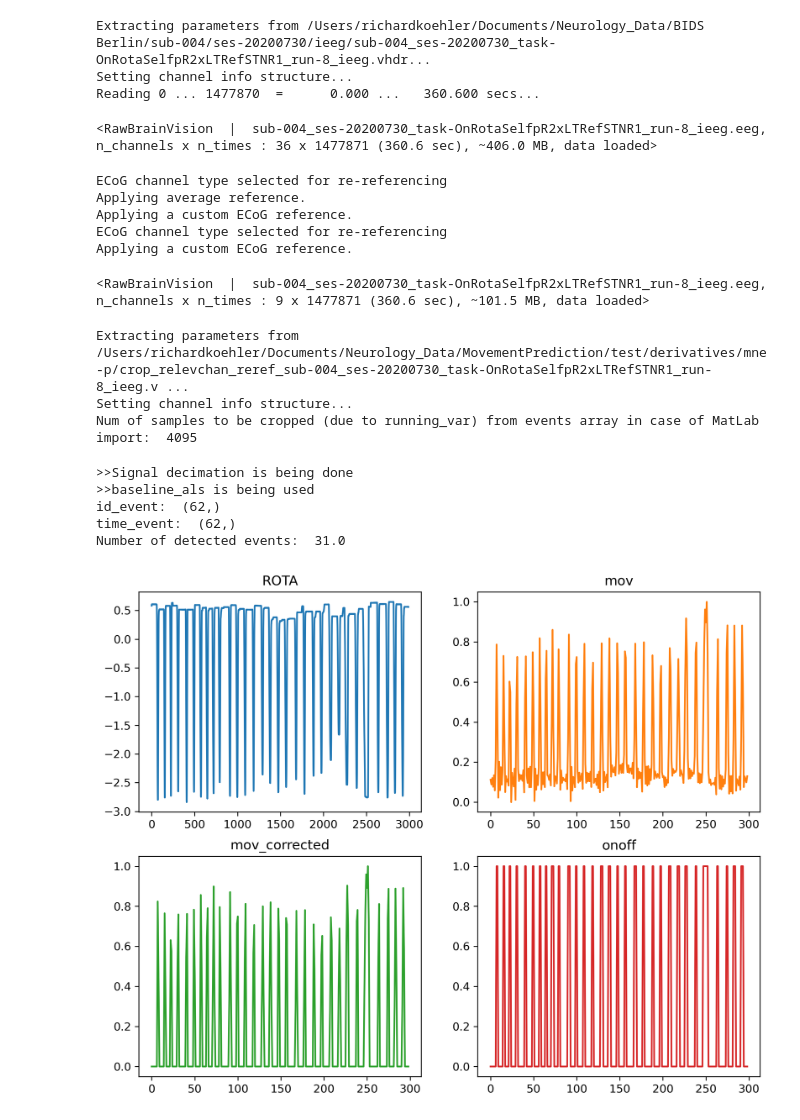
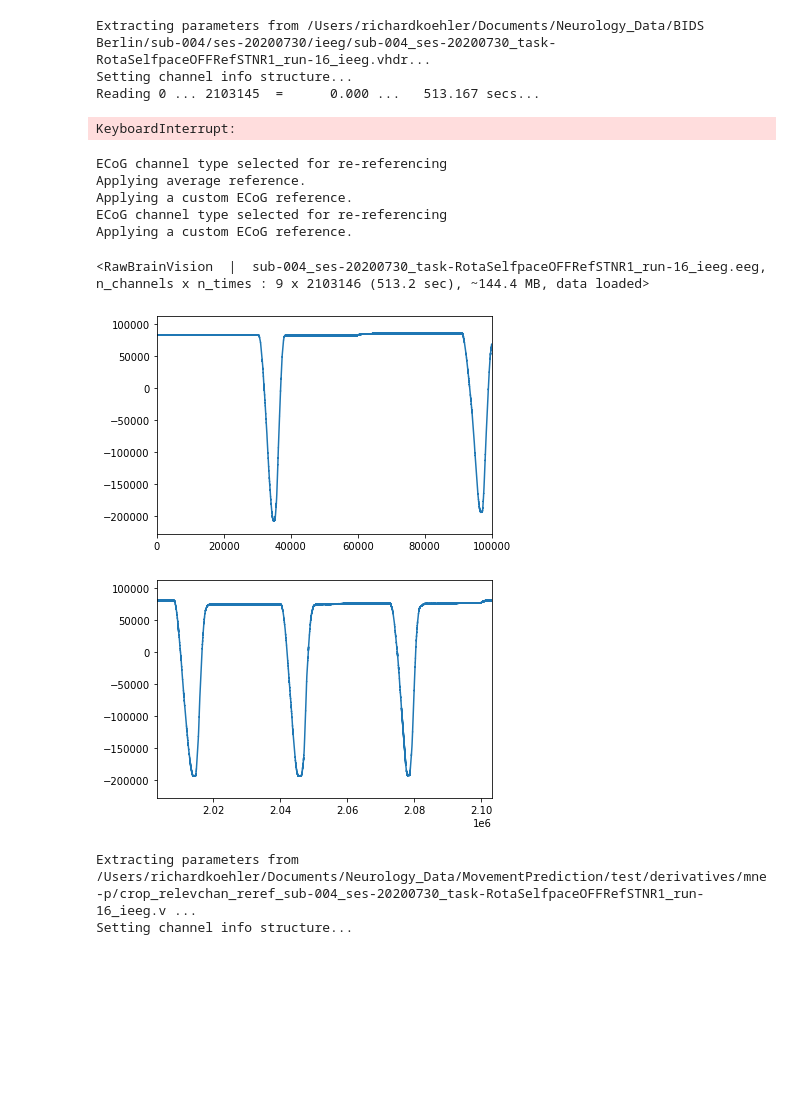
Before and after one commit to neuromodulation/icn, a Jupyter notebook: icn_onset/LDA_Template_BIDS_Berlin.ipynb, the cells around one changed output. Drawn from its saved outputs; the diff is of its cells as text; code cells hidden in the pictures; blank space fills up the shorter version.

```diff
--- a/icn_onset/LDA_Template_BIDS_Berlin.ipynb
+++ b/icn_onset/LDA_Template_BIDS_Berlin.ipynb
@@ -21,16 +21,22 @@ import multiprocessing
 from pybv import write_brainvision
 import matplotlib.pyplot as plt
 
+inpath = '/Users/richardkoehler/Documents/Neurology_Data/BIDS Berlin/sub-004/ses-20200730/ieeg/'
+outpath = '/Users/richardkoehler/Documents/Neurology_Data/MovementPrediction/test/derivatives/mne-p/'
+filename = 'sub-004_ses-20200730_task-RotaSelfpaceOFFRefSTNR1_run-16_ieeg'
+
 #select file in bids format
-raw = mne_bids.read.io.brainvision.read_raw_brainvision('/Users/richardkoehler/Documents/Neurology_Data/BIDS Berlin/sub-004/ses-20200730/ieeg/sub-004_ses-20200730_task-OnRotaSelfpR2xLTRefSTNR1_run-8_ieeg.vhdr')
+raw = mne_bids.read.io.brainvision.read_raw_brainvision(inpath + filename + '.vhdr', preload=True)
 
-#load data
-raw.load_data()
+if raw.info['sfreq'] > 4096:
+    raw.resample(4096, npad='auto')
+elif raw.info['sfreq'] < 4096:
+    print('Warning: sfreq < 4096, please adjust preprocessing_RK.py !')
 # %% [output]
-Extracting parameters from /Users/richardkoehler/Documents/Neurology_Data/BIDS Berlin/sub-004/ses-20200730/ieeg/sub-004_ses-20200730_task-OnRotaSelfpR2xLTRefSTNR1_run-8_ieeg.vhdr...
+Extracting parameters from /Users/richardkoehler/Documents/Neurology_Data/BIDS Berlin/sub-004/ses-20200730/ieeg/sub-004_ses-20200730_task-RotaSelfpaceOFFRefSTNR1_run-16_ieeg.vhdr...
 Setting channel info structure...
-Reading 0 ... 1477870  =      0.000 ...   360.600 secs...
+Reading 0 ... 2103145  =      0.000 ...   513.167 secs...
-<RawBrainVision  |  sub-004_ses-20200730_task-OnRotaSelfpR2xLTRefSTNR1_run-8_ieeg.eeg, n_channels x n_times : 36 x 1477871 (360.6 sec), ~406.0 MB, data loaded>
+KeyboardInterrupt:
 # %%
 #set channeltypes
 chan_type_set = { 'ECOG_AT_SM_L_{:1}'.format(n) : 'ecog' for n in range(1, 7) }
@@ -60,7 +66,7 @@ raw.add_channels([raw_lfp_reref.pick(['LFP_BS_STN_L_8r'])], force_update_info=Fa
 #rename rotation channel
 raw.rename_channels({'AUX_3_1' : 'ROTA'})
 
-#extract and reorder relevant channels
+#extract and reorder relevant channels, ROTA should be last !
 relev_chans = ['ECOG_AT_SM_L_1r', 'ECOG_AT_SM_L_2r', 'ECOG_AT_SM_L_3r', 'ECOG_AT_SM_L_4r', 'ECOG_AT_SM_L_5r', \
                       'ECOG_AT_SM_L_6r', 'LFP_BS_STN_R_8', 'LFP_BS_STN_L_8r', 'ROTA']
 raw.reorder_channels(['ECOG_AT_SM_L_1r', 'ECOG_AT_SM_L_2r', 'ECOG_AT_SM_L_3r', 'ECOG_AT_SM_L_4r', 'ECOG_AT_SM_L_5r', \
@@ -71,6 +77,20 @@ Applying average reference.
 Applying a custom ECoG reference.
 ECoG channel type selected for re-referencing
 Applying a custom ECoG reference.
-<RawBrainVision  |  sub-004_ses-20200730_task-OnRotaSelfpR2xLTRefSTNR1_run-8_ieeg.eeg, n_channels x n_times : 9 x 1477871 (360.6 sec), ~101.5 MB, data loaded>
+<RawBrainVision  |  sub-004_ses-20200730_task-RotaSelfpaceOFFRefSTNR1_run-16_ieeg.eeg, n_channels x n_times : 9 x 2103146 (513.2 sec), ~144.4 MB, data loaded>
+# %%
+# Visual inspection for artefact cropping
+data = raw.get_data()
+#get tmin
+plt.plot(data[-1,:])
+plt.xlim(0,100000)
+plt.show()
+#get tmax
+plt.plot(data[-1,:])
+plt.xlim(len(data[-1,:])-100000,len(data[-1,:]))
+plt.show()
+# %% [output]
+[figure, added]
+[figure, added]
 # %%
 #crop artefacts at end and beginning of recording after visual inspection
@@ -87,18 +109,18 @@ write_brainvision(crop_data, raw.info['sfreq'], relev_chans, 'crop_relevchan_rer
 ## Now copy and modify .tsv and .json files manually
 # %%
 # Get recropped data, preprocess using modified script by TM
-vhdr_file = '/Users/richardkoehler/Documents/Neurology_Data/MovementPrediction/test/derivatives/mne-p/crop_relevchan_reref_sub-004_ses-20200730_task-OnRotaSelfpR2xLTRefSTNR1_run-8_ieeg.vhdr'
-xf_zs, ml_zs, xf_zs_r, ml_zs_r = preprocessing_RK.write_out_raw(vhdr_file, test_LM=False, resampling=True, write_json=False)
+vhdr_file = outpath + 'crop_relevchan_reref_' + filename + '.vhdr'
+xf_zs, ml_zs, xf_zs_r, ml_zs_r = preprocessing_RK.write_out_raw(vhdr_file, folder_out=outpath test_LM=False, \
+                                                                resampling=True, write_json=False)
 # %% [output]
-Extracting parameters from /Users/richardkoehler/Documents/Neurology_Data/MovementPrediction/test/derivatives/mne-p/crop_relevchan_reref_sub-004_ses-20200730_task-OnRotaSelfpR2xLTRefSTNR1_run-8_ieeg.v ...
+Extracting parameters from /Users/richardkoehler/Documents/Neurology_Data/MovementPrediction/test/derivatives/mne-p/crop_relevchan_reref_sub-004_ses-20200730_task-RotaSelfpaceOFFRefSTNR1_run-16_ieeg.v ...
 Setting channel info structure...
-Num of samples to be cropped (due to running_var) from events array in case of MatLab import:  4095
 # %%
 # Create class labels using VPs normalization script (RK mod)
 # Do baseline correction
 mov = ml_zs_r[0,:].T*-1
-mov_corrected, onoff, mov = normalization_RK.baseline_correction(mov, method='baseline_als', param=[1e3, 1e-4], thr=2.5e-1, normalize=True, \
-                                            Decimate=10, Verbose=True)
+mov_corrected, onoff, mov = normalization_RK.baseline_correction(mov, method='baseline_als', param=[1e3, 1e-4], \
+                                                                 thr=1e-1, normalize=True, Decimate=10, Verbose=True)
 
 # Create array of events
 events_arr = normalization_RK.create_events_array(onoff, ml_zs[0,:], 1)
@@ -115,10 +137,11 @@ axs[1, 0].set_title('mov_corrected')
 axs[1, 1].plot(onoff, 'tab:red')
 axs[1, 1].set_title('onoff')
 plt.show()
+
+# Now plot and check accuracy
+plt.figure(dpi=300, figsize=(7,5))
+plt.title('Accuracy check')
+plt.plot(events_arr[0:2,0], events_arr[0:2,1], 'r*')
+plt.plot(ml_zs[0,:events_arr[2,0]]*2)
+#plt.xlim(events_arr[0][0],events_arr[3][0])
+plt.show()
-# %% [output]
->>Signal decimation is being done
->>baseline_als is being used
-id_event:  (62,)
-time_event:  (62,)
-Number of detected events:  31.0
-[figure, removed]
```
Also changed, not shown: parts of 4 cells of this notebook, 1 other file.
